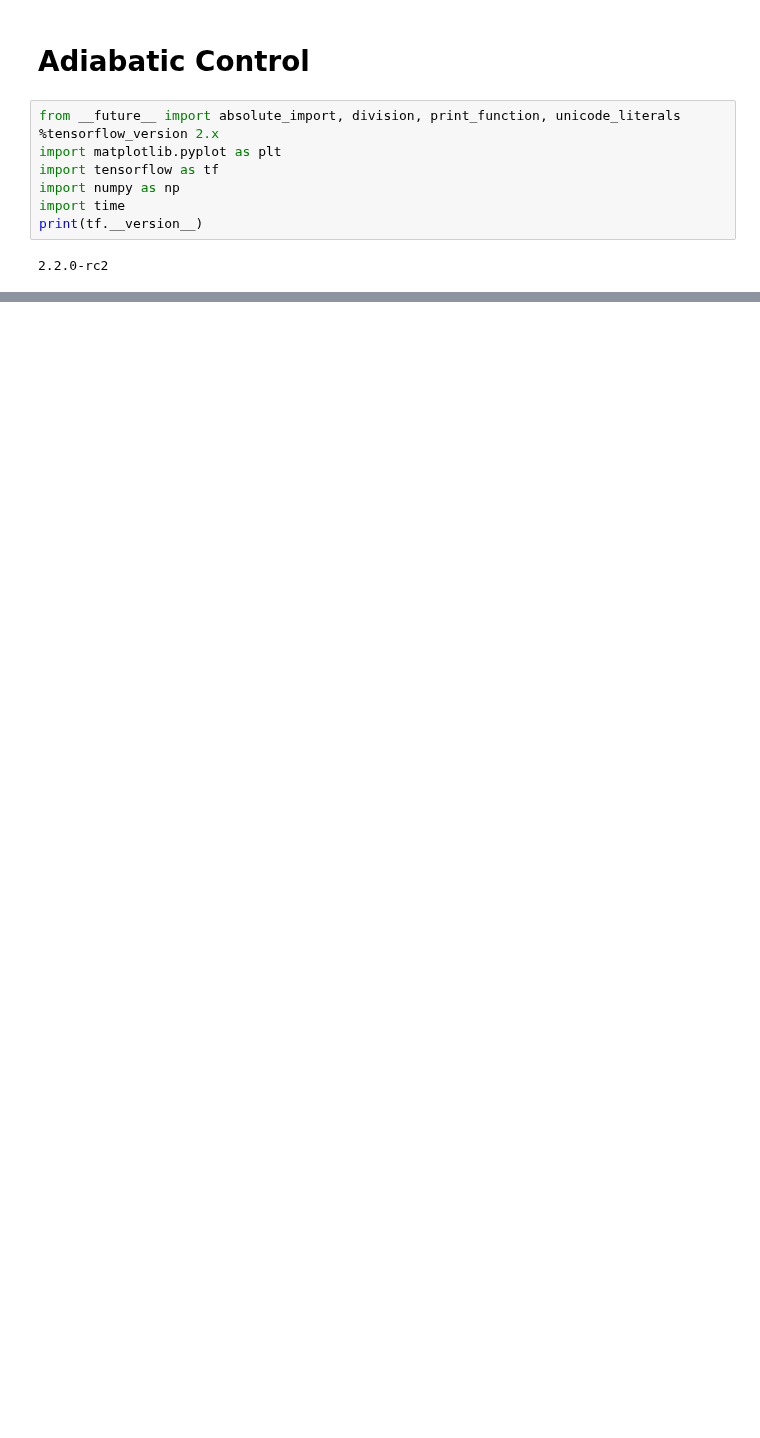
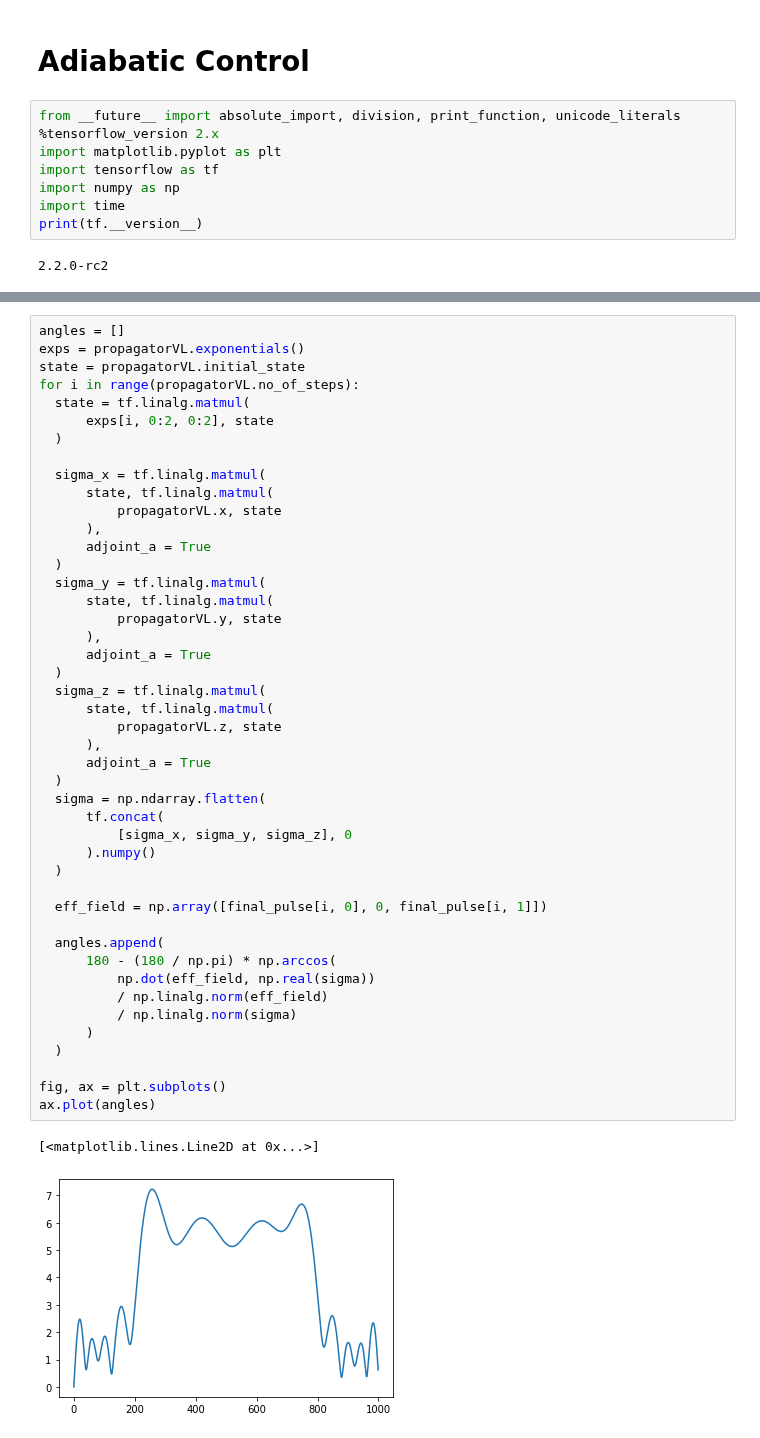
Before and after one commit to IQC-Numerical-Control-Engineering/Test, a Jupyter notebook: AdiabaticControl.ipynb, the cells around one changed output, grey strips where cells are left out. Saved outputs shown, nothing was run; the diff lists cells and outputs as text; blank space fills up the shorter version.

```diff
--- a/AdiabaticControl.ipynb
+++ b/AdiabaticControl.ipynb
@@ -226,0 +281,48 @@ amplitude_fig.plot(
+# %%
+angles = []
+exps = propagatorVL.exponentials()
+state = propagatorVL.initial_state
+for i in range(propagatorVL.no_of_steps):
+  state = tf.linalg.matmul(
+      exps[i, 0:2, 0:2], state
+  )
+
+  sigma_x = tf.linalg.matmul(
+      state, tf.linalg.matmul(
+          propagatorVL.x, state
+      ),
+      adjoint_a = True
+  )
+  sigma_y = tf.linalg.matmul(
+      state, tf.linalg.matmul(
+          propagatorVL.y, state
+      ),
+      adjoint_a = True
+  )
+  sigma_z = tf.linalg.matmul(
+      state, tf.linalg.matmul(
+          propagatorVL.z, state
+      ),
+      adjoint_a = True
+  )
+  sigma = np.ndarray.flatten(
+      tf.concat(
+          [sigma_x, sigma_y, sigma_z], 0
+      ).numpy()
+  )
+
+  eff_field = np.array([final_pulse[i, 0], 0, final_pulse[i, 1]])
+
+  angles.append(
+      180 - (180 / np.pi) * np.arccos(
+          np.dot(eff_field, np.real(sigma))
+          / np.linalg.norm(eff_field)
+          / np.linalg.norm(sigma)
+      )
+  )
+
+fig, ax = plt.subplots()
+ax.plot(angles)
+# %% [output]
+[<matplotlib.lines.Line2D at 0x...>]
+[figure, added]
```
Also changed, not shown: parts of 3 cells of this notebook.
